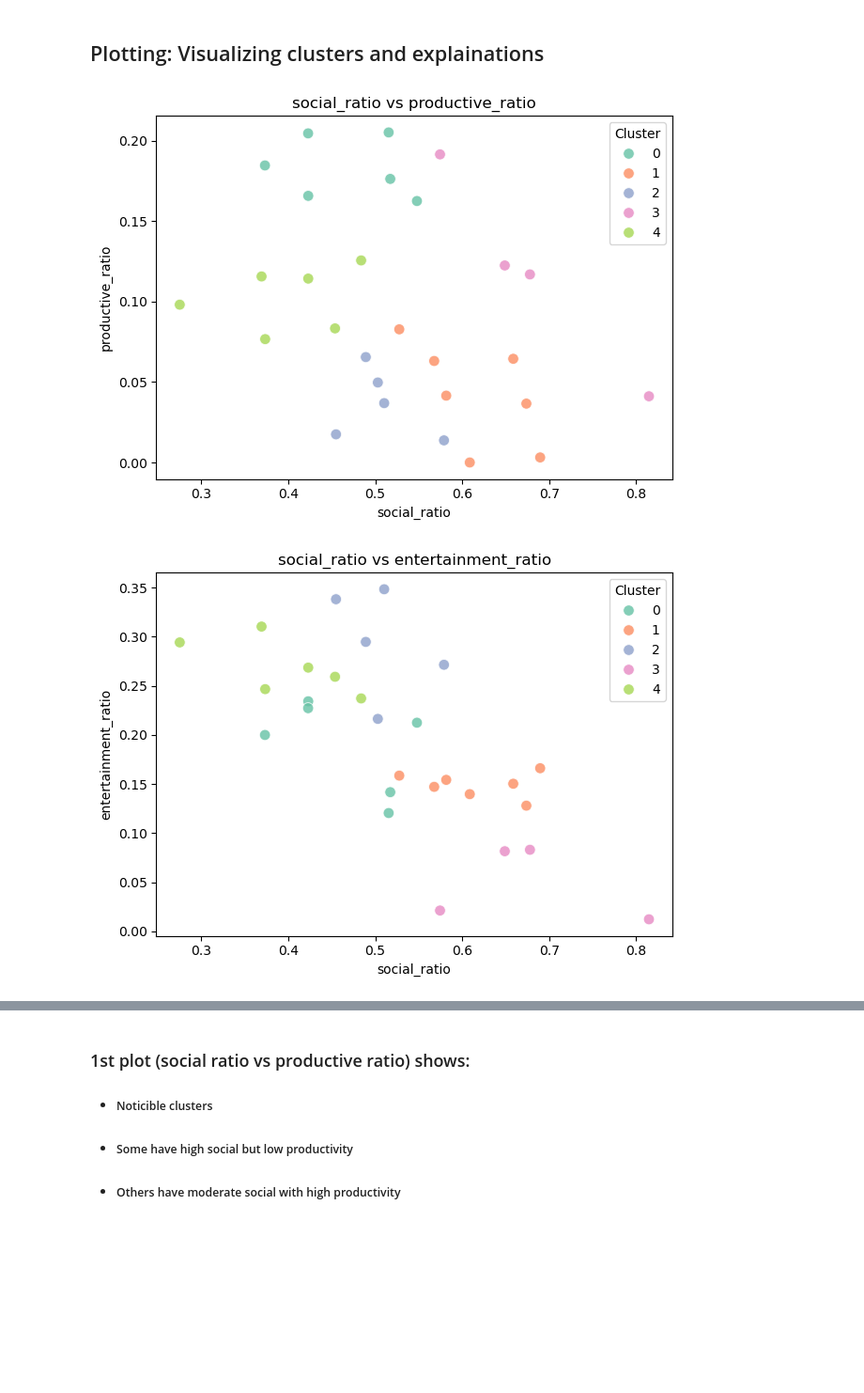
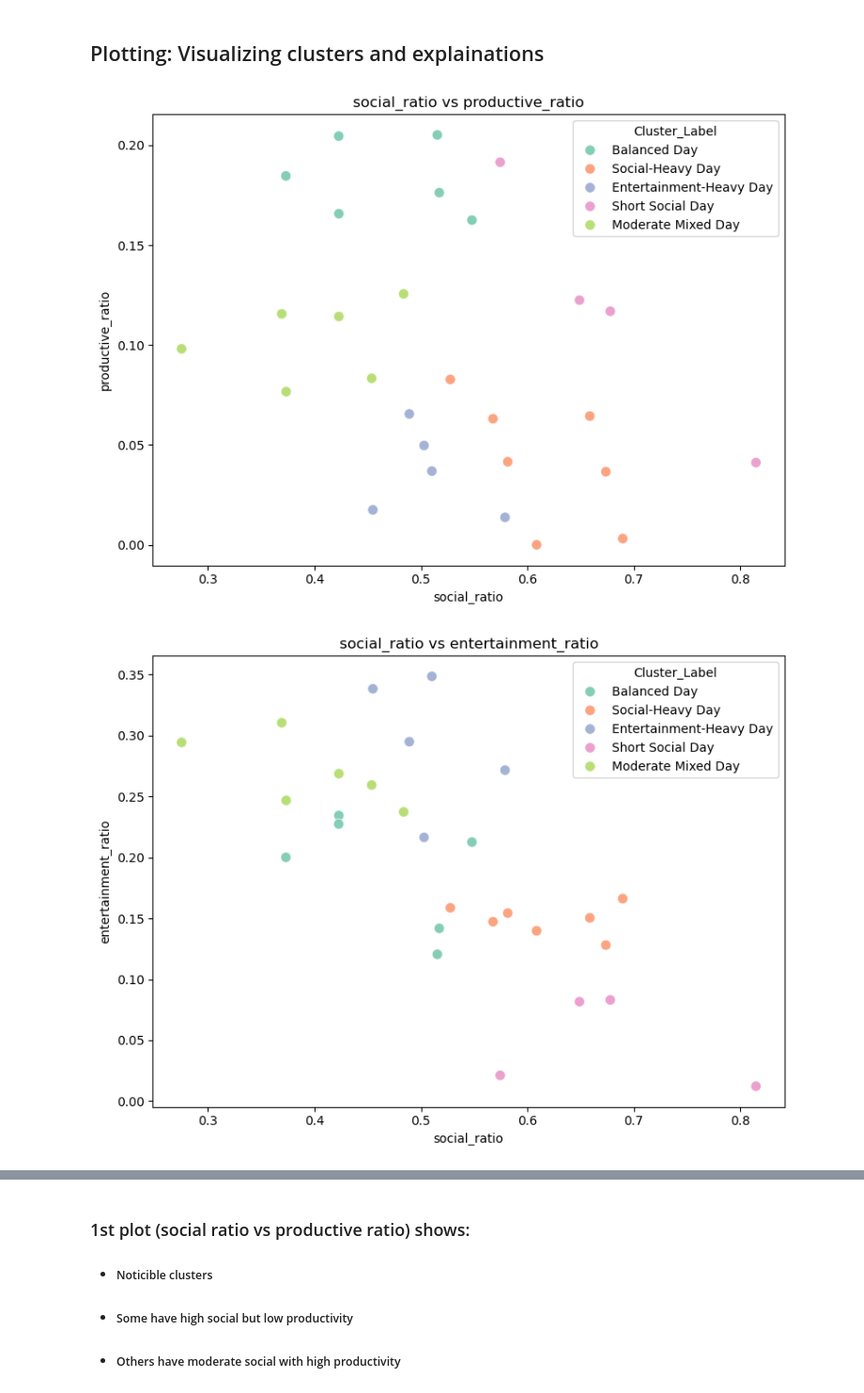
Before and after one commit to kuljitAujla/personal-screentime-analysis, a Jupyter notebook: notebook/screentime-analysis-kmeans.ipynb, the cells around one changed output, grey strips where cells are left out. Shown at 94% size. Cells and saved outputs as stored; diff of their text form; code cells hidden in the pictures; blank space fills up the shorter version.

```diff
--- a/notebook/screentime-analysis-kmeans.ipynb
+++ b/notebook/screentime-analysis-kmeans.ipynb
@@ -105,24 +105,25 @@ pd.crosstab(df["Cluster_Label"], df["day_type"], normalize="columns")
 # %%
 key_features = ["social_ratio", "productive_ratio", "entertainment_ratio"]
 
 # Plot pairwise relationships between ratios
 for i in range(len(key_features)):
     for j in range(i + 1, len(key_features)):
         x_label = key_features[i]
         y_label = key_features[j]
 
+        plt.figure(figsize=(8, 6))
         sns.scatterplot(
             x=x_label,
             y=y_label,
             data=df,
-            hue="Cluster",
+            hue="Cluster_Label",
             palette="Set2",
             s=70,
             alpha=0.8
         )
         plt.title(f"{x_label} vs {y_label}")
         plt.tight_layout()
         plt.show()
 # %% [output]
-[figure, old version]
+[figure, new version]
-[figure, old version]
+[figure, new version]
```
Also changed, not shown: parts of 6 cells of this notebook.
